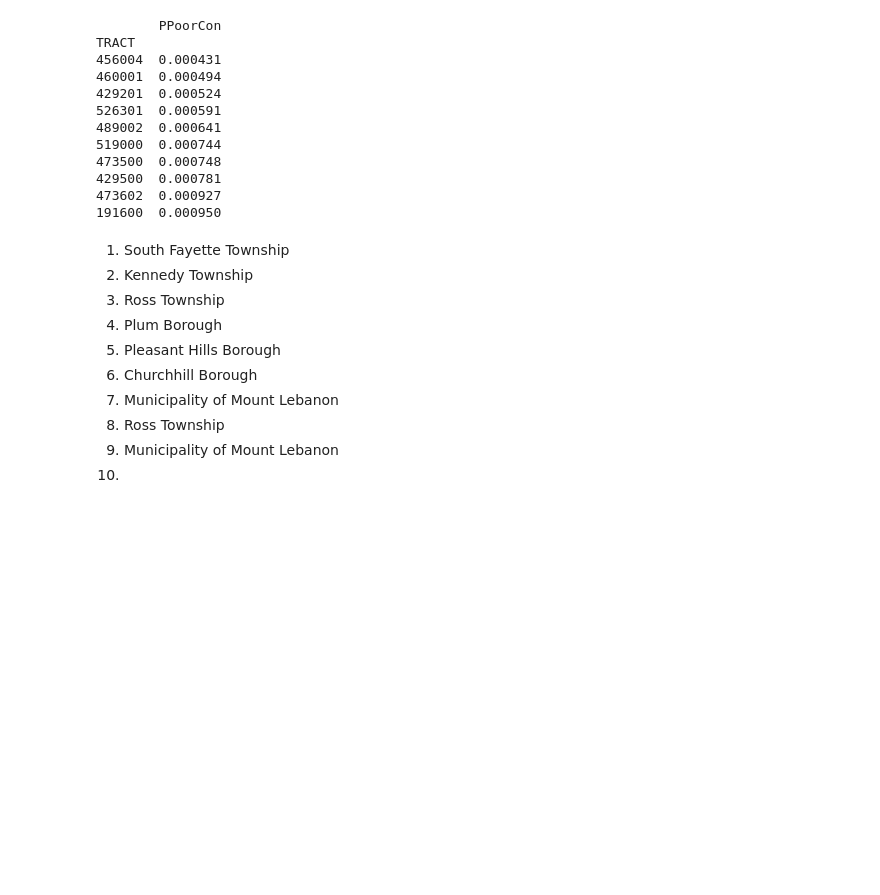
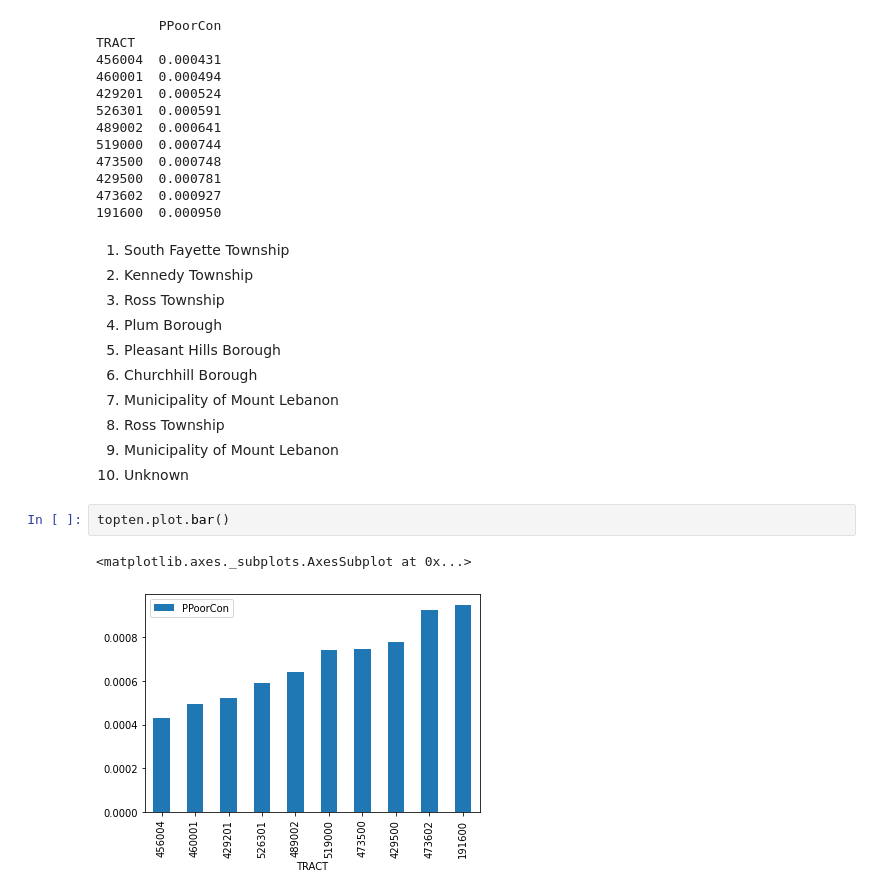
Before and after one commit to Casey4D/Group-10-Final-Project, a Jupyter notebook: Distressed-Housing.ipynb, the cells around one changed output. Drawn from its saved outputs; the diff is of its cells as text; blank space fills up the shorter version.

```diff
--- a/Distressed-Housing.ipynb
+++ b/Distressed-Housing.ipynb
@@ -54,4 +54,9 @@ TRACT
 7. Municipality of Mount Lebanon
 8. Ross Township
 9. Municipality of Mount Lebanon
-10.
+10. Unknown
+# %%
+topten.plot.bar()
+# %% [output]
+<matplotlib.axes._subplots.AxesSubplot at 0x...>
+[figure, added]
```
Also changed, not shown: 2 other files.
